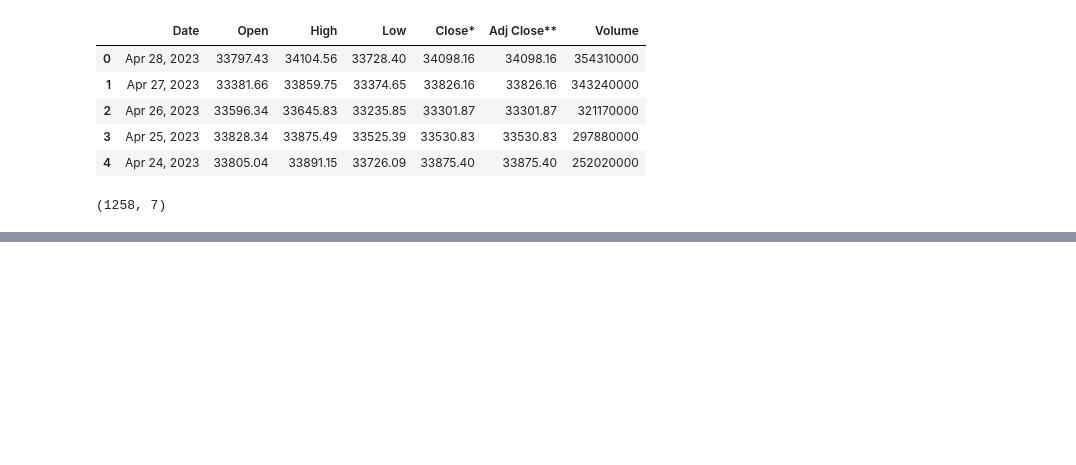
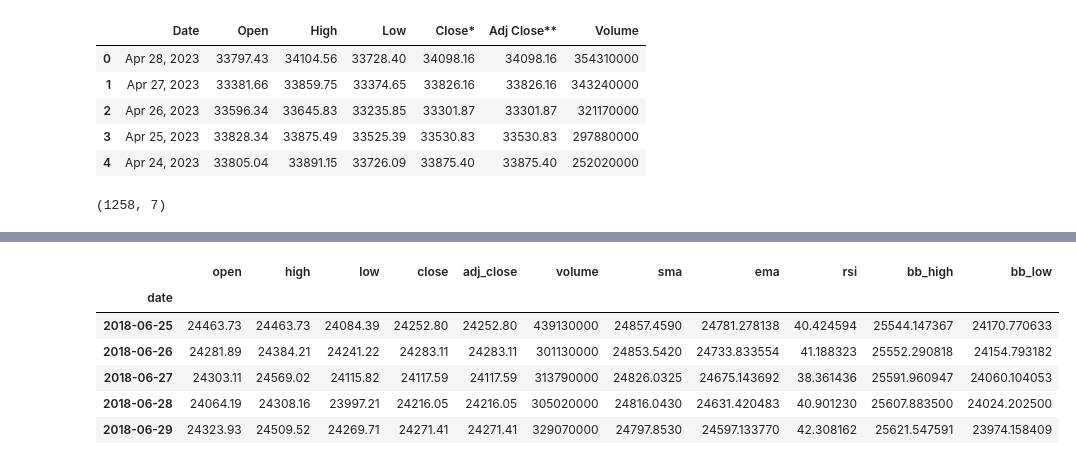
Before and after one commit to Haseeb1511/Developer_hub-internship--part-2, a Jupyter notebook: Financial Time-Series Anomaly Detection/financial_time_series_anomaly_detection.ipynb, the cells around one changed output, grey strips where cells are left out. Cells and saved outputs as stored; diff of their text form; code cells hidden in the pictures; blank space fills up the shorter version.

```diff
--- a/Financial Time-Series Anomaly Detection/financial_time_series_anomaly_detection.ipynb
+++ b/Financial Time-Series Anomaly Detection/financial_time_series_anomaly_detection.ipynb
@@ -40,0 +88,5 @@ data.shape
+# %%
+data =  data.sort_values("date")   # Sorting the data on the basis of date columns
+# %%
+data = data.set_index("date")  #  Date as Index
+data.head()
@@ -40,0 +105,8 @@ data.shape
+# %%
+data["sma"] = ta.trend.sma_indicator(data["close"],window=20) # This line adds a Simple Moving Average (SMA) to the data. The SMA is calculated by averaging the closing price over the past 20 periods
+
+data["ema"] = ta.trend.ema_indicator(data["close"],window=20)  # Exponential Moving Average (EMA). EMA gives more weight to recent prices, making it more responsive to price changes.
+
+data["rsi"] = ta.momentum.rsi(data["close"],window=20)  # Relative Strength Index (RSI). RSI is a momentum oscillator that measures the speed and change of price movements. It ranges from 0 to 100 and is commonly used to identify overbought or oversold conditions in a market.
+
+data.dropna(inplace=True)  # drop all empty values
@@ -40,0 +129,10 @@ data.shape
+# %%
+data.head()
+# %% [output]
+|  | open | high | low | close | adj_close | volume | sma | ema | rsi | bb_high | bb_low |
+| date |  |  |  |  |  |  |  |  |  |  |  |
+| 2018-06-25 | 24463.73 | 24463.73 | 24084.39 | 24252.80 | 24252.80 | 439130000 | 24857.4590 | 24781.278138 | 40.424594 | 25544.147367 | 24170.770633 |
+| 2018-06-26 | 24281.89 | 24384.21 | 24241.22 | 24283.11 | 24283.11 | 301130000 | 24853.5420 | 24733.833554 | 41.188323 | 25552.290818 | 24154.793182 |
+| 2018-06-27 | 24303.11 | 24569.02 | 24115.82 | 24117.59 | 24117.59 | 313790000 | 24826.0325 | 24675.143692 | 38.361436 | 25591.960947 | 24060.104053 |
+| 2018-06-28 | 24064.19 | 24308.16 | 23997.21 | 24216.05 | 24216.05 | 305020000 | 24816.0430 | 24631.420483 | 40.901230 | 25607.883500 | 24024.202500 |
+| 2018-06-29 | 24323.93 | 24509.52 | 24269.71 | 24271.41 | 24271.41 | 329070000 | 24797.8530 | 24597.133770 | 42.308162 | 25621.547591 | 23974.158409 |
```
Also changed, not shown: parts of 19 cells of this notebook, 1 other file.
